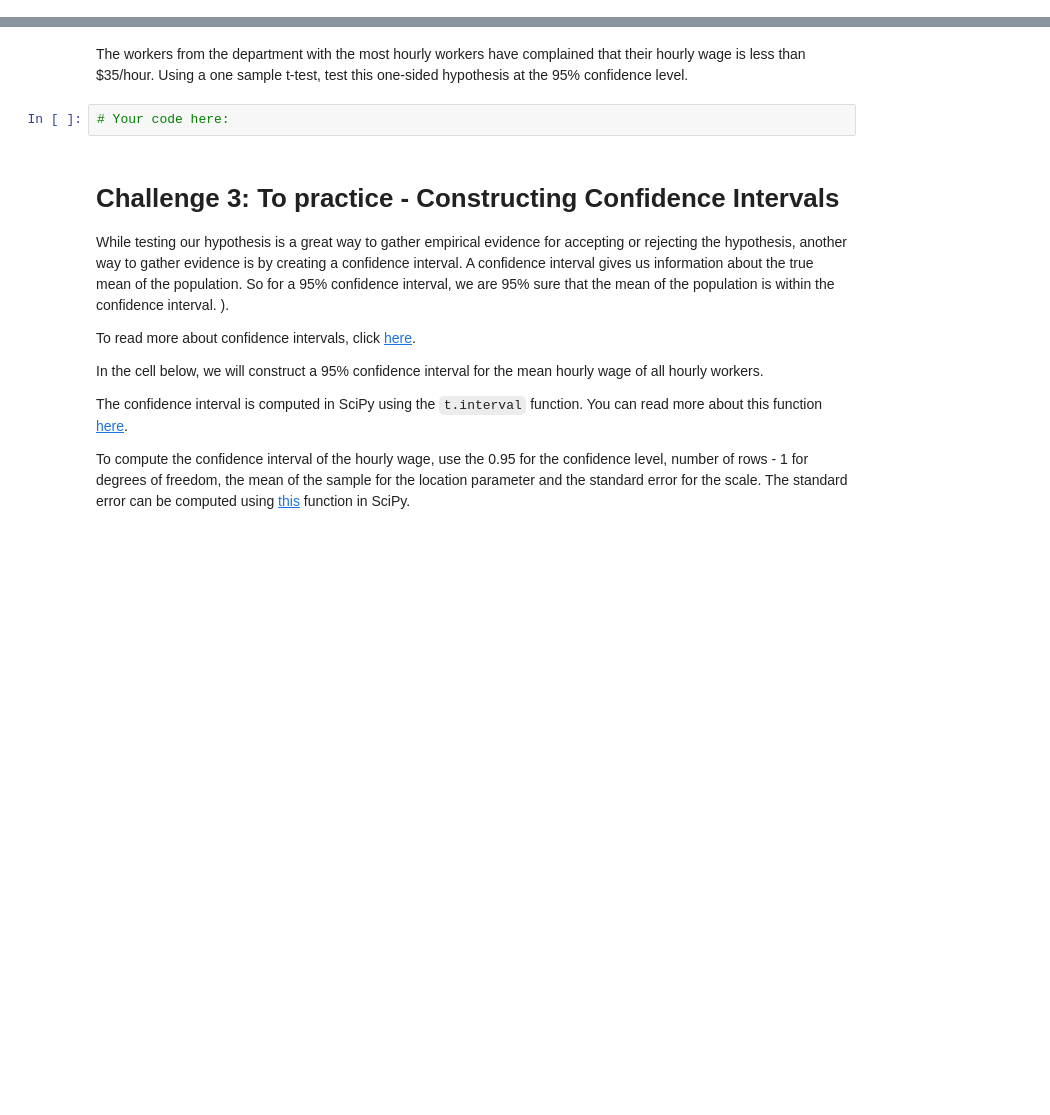
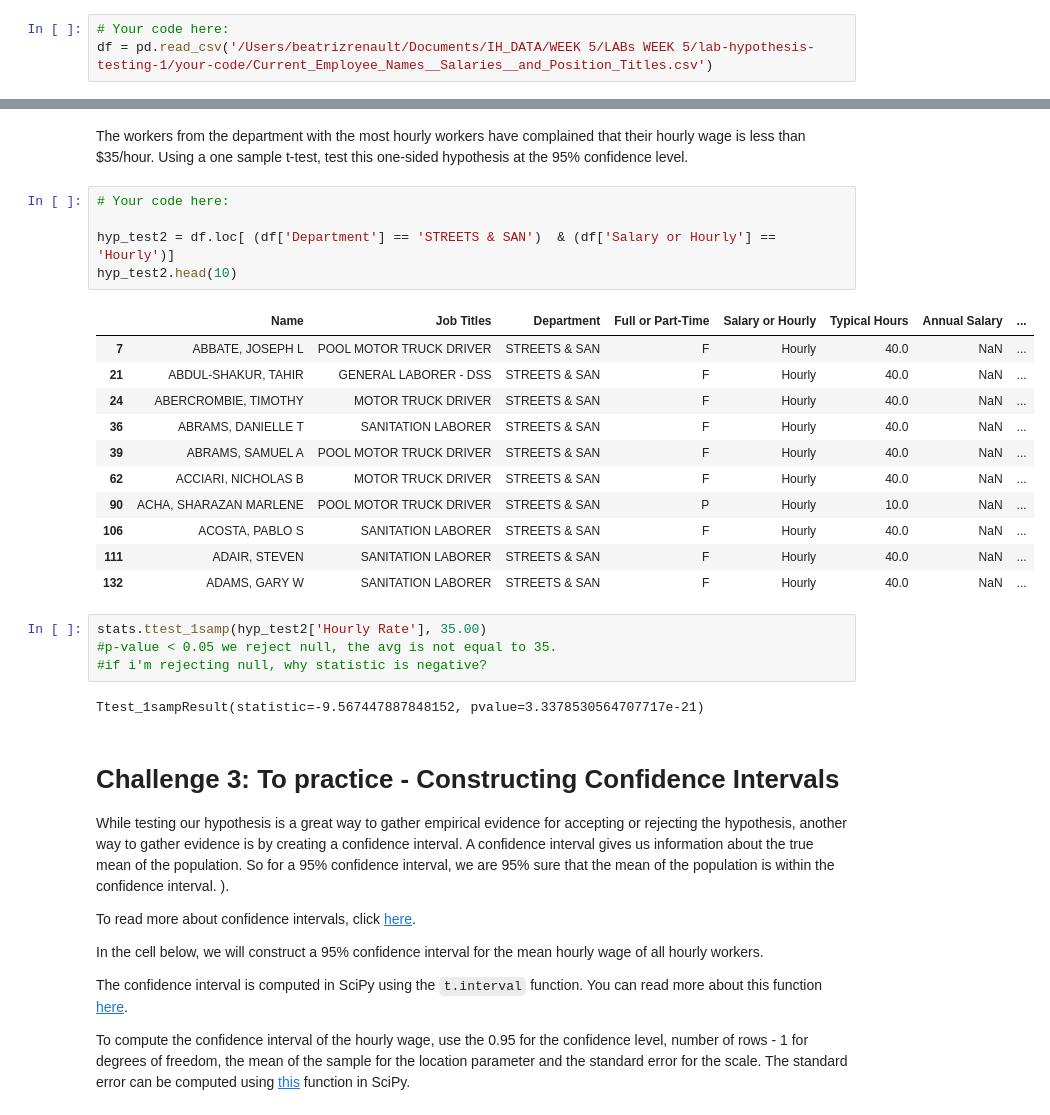
Before and after one commit to ta-data-lis/lab-hypothesis-testing-1, a Jupyter notebook: your-code/main.ipynb, the cells around one changed output, grey strips where cells are left out. Cells and saved outputs as stored; diff of their text form; blank space fills up the shorter version.

```diff
--- a/your-code/main.ipynb
+++ b/your-code/main.ipynb
@@ -14,3 +14,6 @@ In this challenge, we will examine all salaries of employees of the City of Chic
+# %%
+# Your code here:
+df = pd.read_csv('/Users/beatrizrenault/Documents/IH_DATA/WEEK 5/LABs WEEK 5/lab-hypothesis-testing-1/your-code/Current_Employee_Names__Salaries__and_Position_Titles.csv')
 # %% [markdown]
 Examine the `salaries` dataset using the `head` function below.
 # %%
@@ -48,7 +138,28 @@ Using the `crosstab` function, find the department that has the most hourly work
 # %% [markdown]
 The workers from the department with the most hourly workers have complained that their hourly wage is less than $35/hour. Using a one sample t-test, test this one-sided hypothesis at the 95% confidence level.
-# %%
-# Your code here:
+# %%
+# Your code here:
+
+hyp_test2 = df.loc[ (df['Department'] == 'STREETS & SAN')  & (df['Salary or Hourly'] == 'Hourly')]
+hyp_test2.head(10)
+# %% [output]
+|  | Name | Job Titles | Department | Full or Part-Time | Salary or Hourly | Typical Hours | Annual Salary | ... |
+| 7 | ABBATE, JOSEPH L | POOL MOTOR TRUCK DRIVER | STREETS & SAN | F | Hourly | 40.0 | NaN | ... |
+| 21 | ABDUL-SHAKUR, TAHIR | GENERAL LABORER - DSS | STREETS & SAN | F | Hourly | 40.0 | NaN | ... |
+| 24 | ABERCROMBIE, TIMOTHY | MOTOR TRUCK DRIVER | STREETS & SAN | F | Hourly | 40.0 | NaN | ... |
+| 36 | ABRAMS, DANIELLE T | SANITATION LABORER | STREETS & SAN | F | Hourly | 40.0 | NaN | ... |
+| 39 | ABRAMS, SAMUEL A | POOL MOTOR TRUCK DRIVER | STREETS & SAN | F | Hourly | 40.0 | NaN | ... |
+| 62 | ACCIARI, NICHOLAS B | MOTOR TRUCK DRIVER | STREETS & SAN | F | Hourly | 40.0 | NaN | ... |
+| 90 | ACHA, SHARAZAN MARLENE | POOL MOTOR TRUCK DRIVER | STREETS & SAN | P | Hourly | 10.0 | NaN | ... |
+| 106 | ACOSTA, PABLO S | SANITATION LABORER | STREETS & SAN | F | Hourly | 40.0 | NaN | ... |
+| 111 | ADAIR, STEVEN | SANITATION LABORER | STREETS & SAN | F | Hourly | 40.0 | NaN | ... |
+| 132 | ADAMS, GARY W | SANITATION LABORER | STREETS & SAN | F | Hourly | 40.0 | NaN | ... |
+# %%
+stats.ttest_1samp(hyp_test2['Hourly Rate'], 35.00)
+#p-value < 0.05 we reject null, the avg is not equal to 35.
+#if i'm rejecting null, why statistic is negative?
+# %% [output]
+Ttest_1sampResult(statistic=-9.567447887848152, pvalue=3.3378530564707717e-21)
 # %% [markdown]
 # Challenge 3: To practice - Constructing Confidence Intervals
 
```
Also changed, not shown: parts of 17 cells of this notebook.
